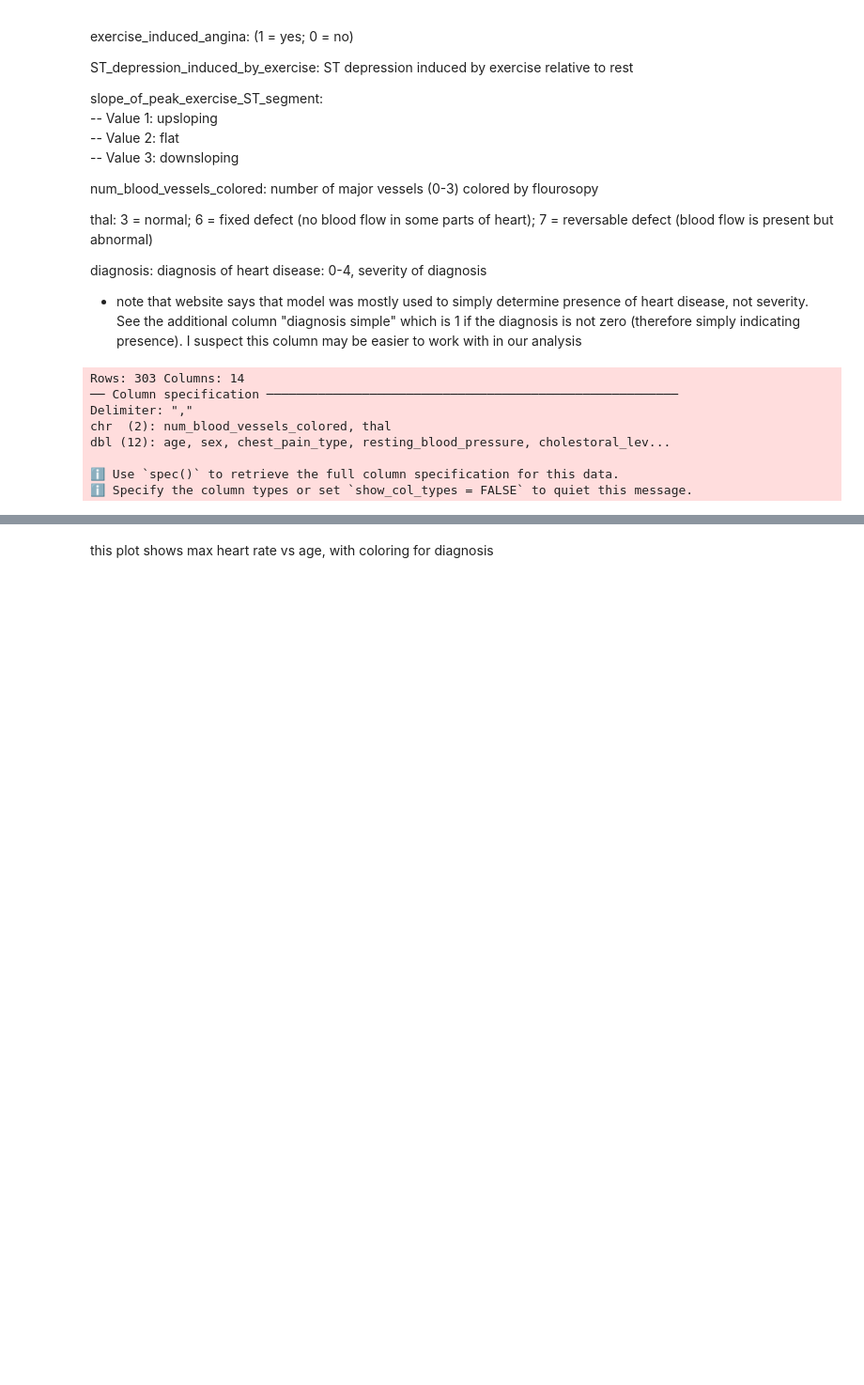
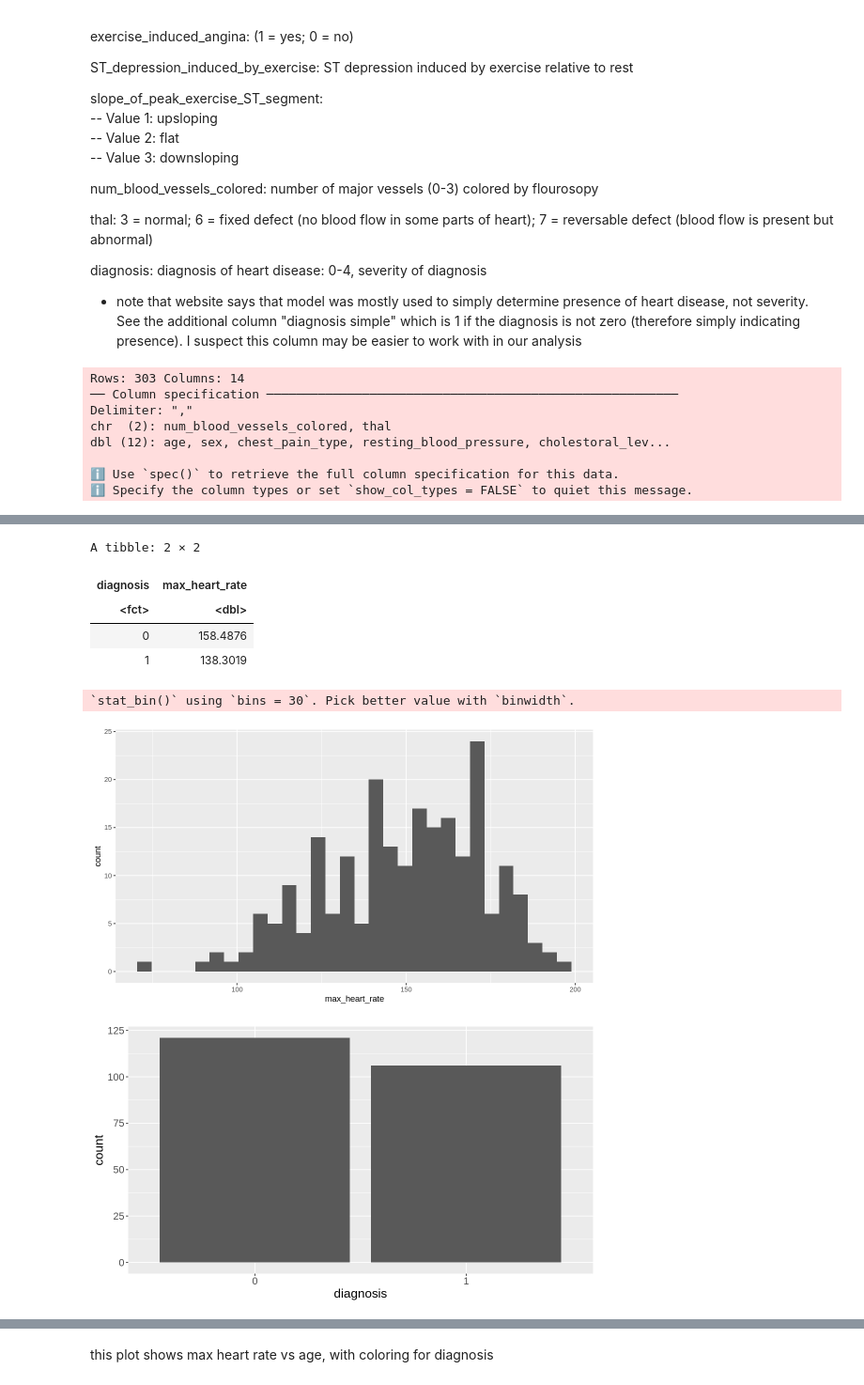
Before and after one commit to wswang98/dsci100-GroupProject, a Jupyter notebook: project-proposal.ipynb, the cells around one changed output, grey strips where cells are left out. Shown at 94% size. Saved outputs shown, nothing was run; the diff lists cells and outputs as text; code cells hidden in the pictures; blank space fills up the shorter version.

Commit message:
Provided exploratory data analysis for training set

```diff
--- a/project-proposal.ipynb
+++ b/project-proposal.ipynb
@@ -166,3 +188,39 @@ heart_testing <- testing(heart_split)
+# %%
+diagnosis_count <- heart_training |>
+    group_by(diagnosis) |>
+    summarize(count = n()) |>
+    arrange(desc(count))
+#diagnosis_count
+
+mean_max_heart_rate <- heart_training |>
+    group_by(diagnosis) |>
+    summarize(max_heart_rate = mean(max_heart_rate, na.rm = TRUE))
+mean_max_heart_rate
+
+heart_rate_histogram <- ggplot(heart_training, aes(x = max_heart_rate)) +
+    geom_histogram()
+heart_rate_histogram
+#the median is a "normal" heart rate
+
+diagnosis_count <- heart_training |>
+    group_by(m) |>
+    summarize(count = n()) |>
+    arrange(desc(count))
+
+training_plot1 <- ggplot(diagnosis_count, aes(x = diagnosis, y = count)) +
+    geom_bar(stat = "identity") +
+
+    theme(text = element_text(size = 16))
+training_plot1
+# %% [output]
+A tibble: 2 × 2
+| diagnosis | max_heart_rate |
+| <fct> | <dbl> |
+| 0 | 158.4876 |
+| 1 | 138.3019 |
+`stat_bin()` using `bins = 30`. Pick better value with `binwidth`.
+[figure, added]
+[figure, added]
 # %%
 options(repr.plot.width=9,repr.plot.height=5)
 
```
Also changed, not shown: parts of 4 cells of this notebook.
